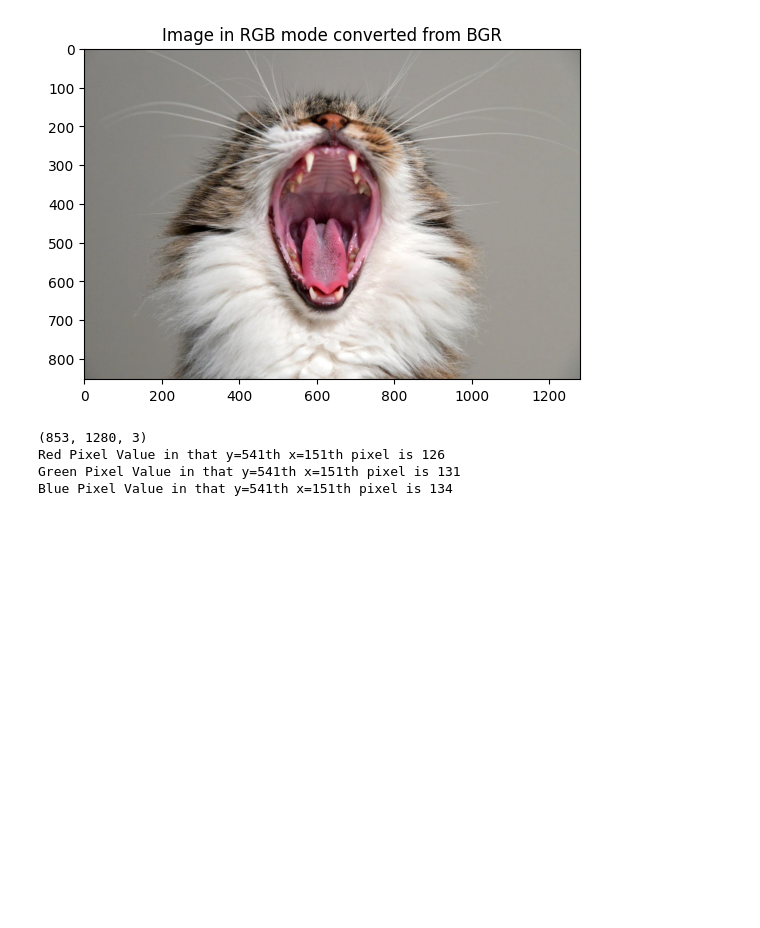
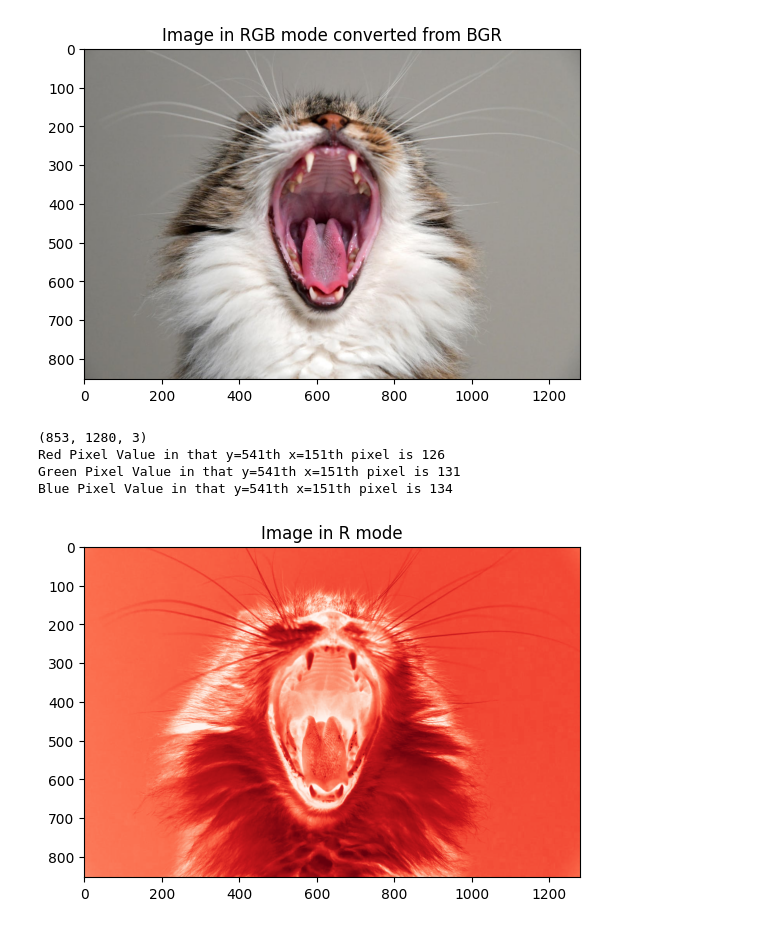
Before and after one commit to kazrkb/iub-imgpros-class-01, a Jupyter notebook: c-1.ipynb, the cells around one changed output. Drawn from its saved outputs; the diff is of its cells as text; code cells hidden in the pictures; blank space fills up the shorter version.

Commit message:
showed image in red green and in blue color

```diff
--- a/c-1.ipynb
+++ b/c-1.ipynb
@@ -47,3 +47,12 @@ print("Blue Pixel Value in that y=541th x=151th pixel is",img_array[540,150,2])
 Red Pixel Value in that y=541th x=151th pixel is 126
 Green Pixel Value in that y=541th x=151th pixel is 131
 Blue Pixel Value in that y=541th x=151th pixel is 134
+# %%
+r,g,b = cv2.split(im)
+
+
+plt.imshow(r, cmap='Reds')
+plt.title("Image in R mode")
+plt.show()
+# %% [output]
+[figure, added]
```
Also changed, not shown: parts of 2 cells of this notebook.
